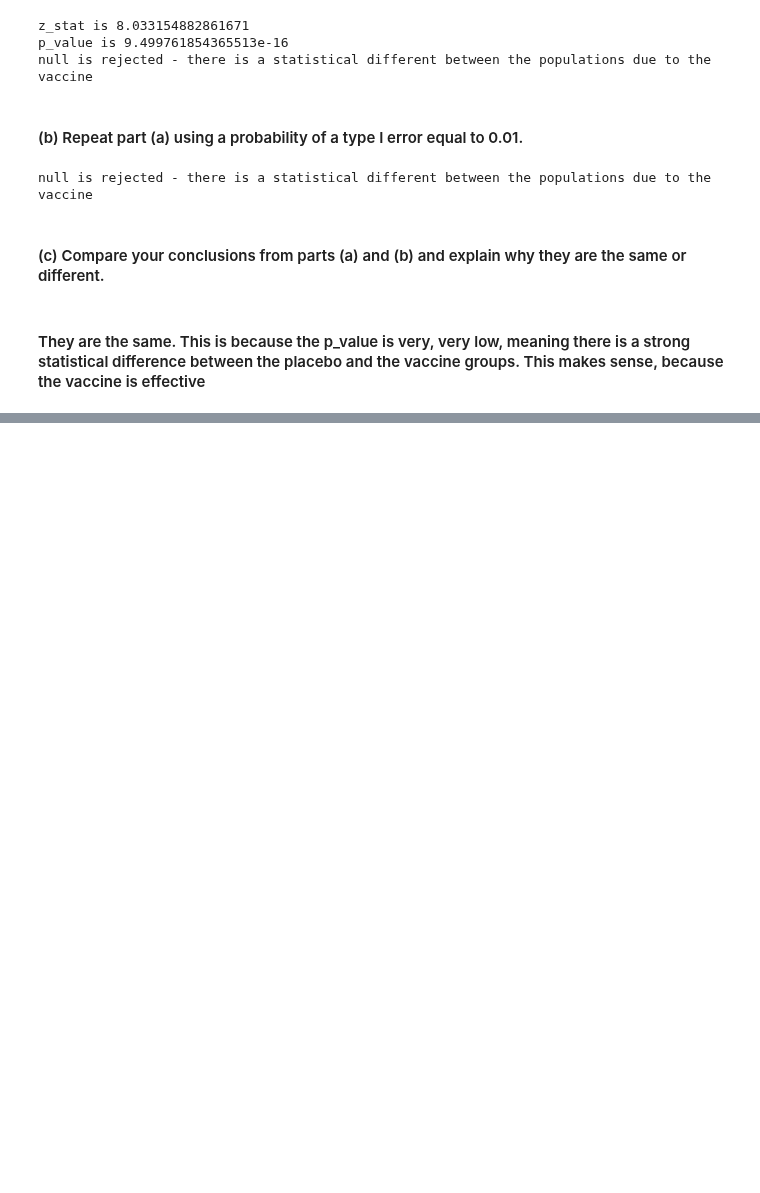
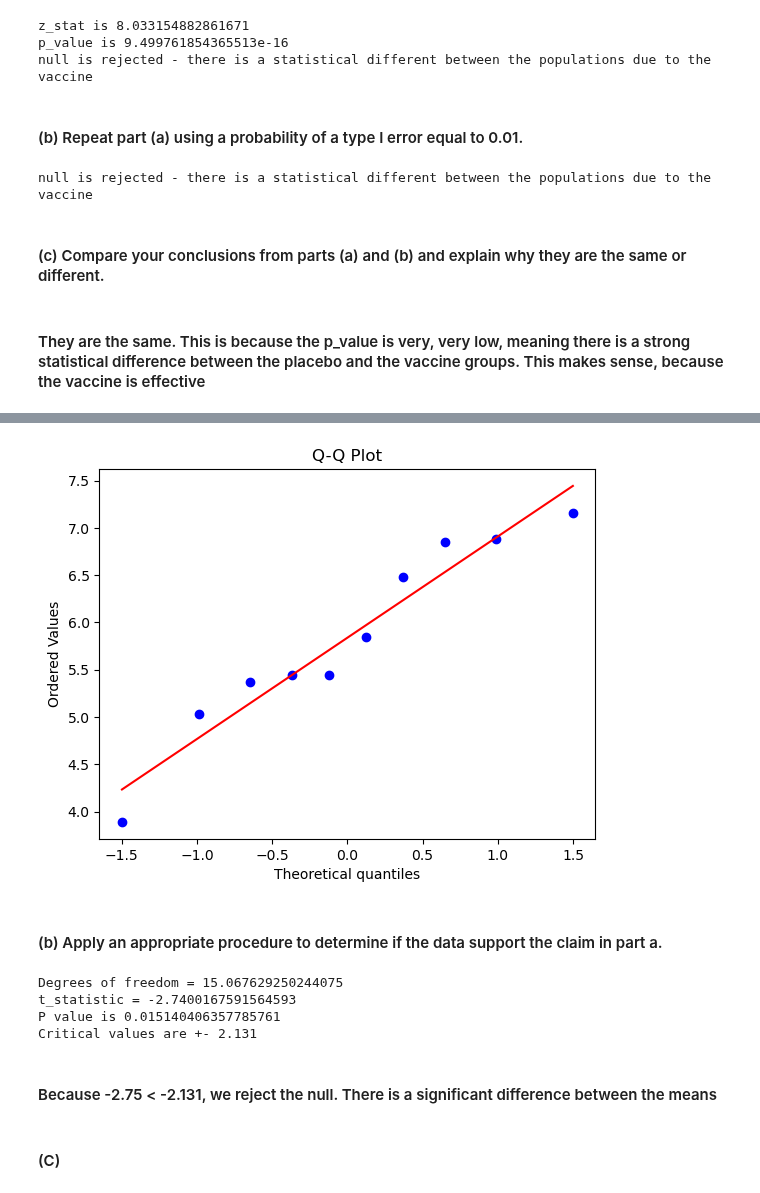
Before and after one commit to jtdocter27/Engineering-Probability---Statistics, a Jupyter notebook: Hypothesis_Testing.ipynb, the cells around one changed output, grey strips where cells are left out. Drawn from its saved outputs; the diff is of its cells as text; code cells hidden in the pictures; blank space fills up the shorter version.

```diff
--- a/Hypothesis_Testing.ipynb
+++ b/Hypothesis_Testing.ipynb
@@ -550,0 +569,10 @@ null is rejected - there is a statistical different between the populations due
+# %%
+stats.probplot(Bottom, dist="norm", plot=plt)
+
+# Show the plot
+plt.title("Q-Q Plot")
+plt.show()
+# %% [output]
+[figure, added]
+# %% [markdown]
+#### (b) Apply an appropriate procedure to determine if the data support the claim in part a.
@@ -550,0 +584,28 @@ null is rejected - there is a statistical different between the populations due
+# %%
+t_statistic, p_value = stats.ttest_ind(Surface, Bottom, equal_var = False)
+
+s1_squared = np.var(Surface, ddof=1)
+s2_squared = np.var(Bottom, ddof=1)
+
+n1 = len(Surface)
+n2 = len(Bottom)
+
+numerator = (s1_squared / n1 + s2_squared / n2) ** 2
+denominator = ((s1_squared / n1) ** 2 / (n1 - 1)) + ((s2_squared / n2) ** 2 / (n2 - 1))
+
+# Calculate degrees of freedom
+dof = numerator / denominator
+
+print('Degrees of freedom =', dof)
+print('t_statistic =', t_statistic)
+print('P value is', p_value)
+print('Critical values are +- 2.131')
+# %% [output]
+Degrees of freedom = 15.067629250244075
+t_statistic = -2.7400167591564593
+P value is 0.015140406357785761
+Critical values are +- 2.131
+# %% [markdown]
+#### Because -2.75 < -2.131, we reject the null. There is a significant difference between the means
+# %% [markdown]
+#### (C)
```
Also changed, not shown: parts of 10 cells of this notebook, 1 other file.
